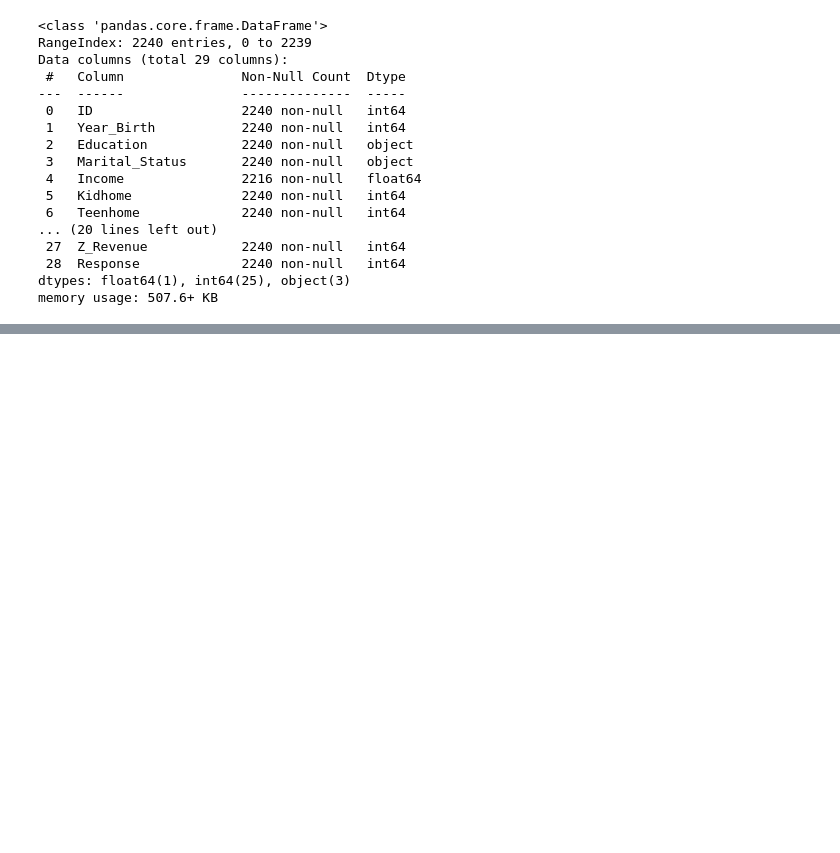
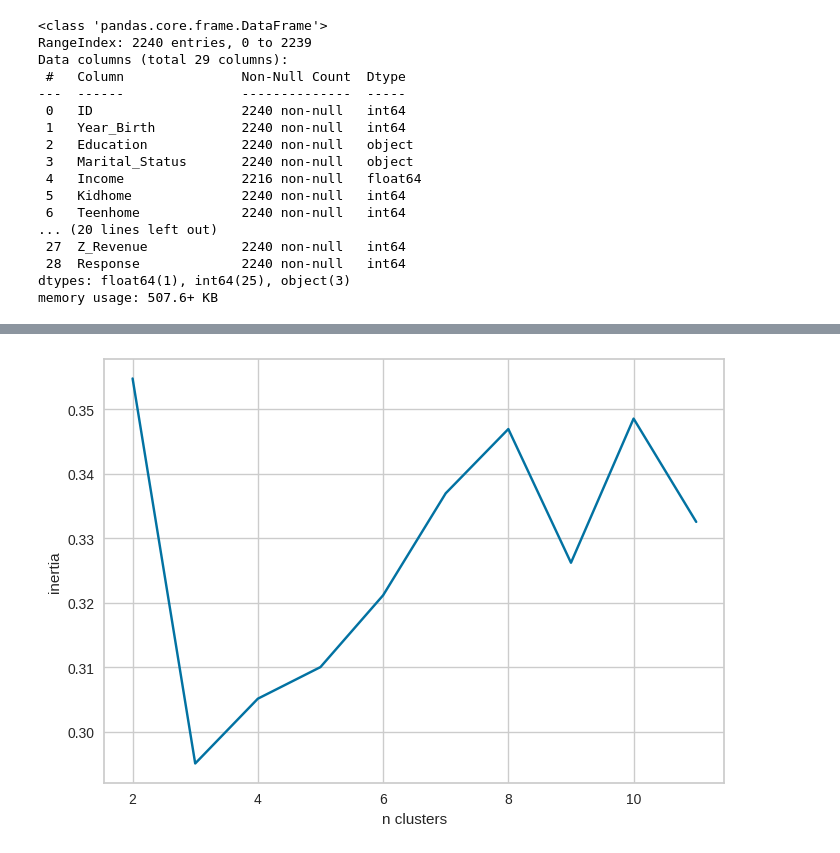
Before and after one commit to PabloJRW/clustering, a Jupyter notebook: customer_personality_clustering.ipynb, the cells around one changed output, grey strips where cells are left out. Saved outputs shown, nothing was run; the diff lists cells and outputs as text; code cells hidden in the pictures; blank space fills up the shorter version.

```diff
--- a/customer_personality_clustering.ipynb
+++ b/customer_personality_clustering.ipynb
@@ -152,0 +257,15 @@ df
+# %%
+silhouette_scores = []
+K = range(2, 12)
+for n in K:
+  kmeans = KMeans(n_clusters=n, n_init='auto')
+  kmeans.fit(pca_components)
+  y_preds = kmeans.predict(pca_components)
+  silhouette_scores.append(silhouette_score(pca_components, y_preds))
+
+plt.plot(K, silhouette_scores)
+plt.xlabel("n clusters")
+plt.ylabel("inertia")
+plt.show()
+# %% [output]
+[figure, added]
```
Also changed, not shown: parts of 22 cells of this notebook.
